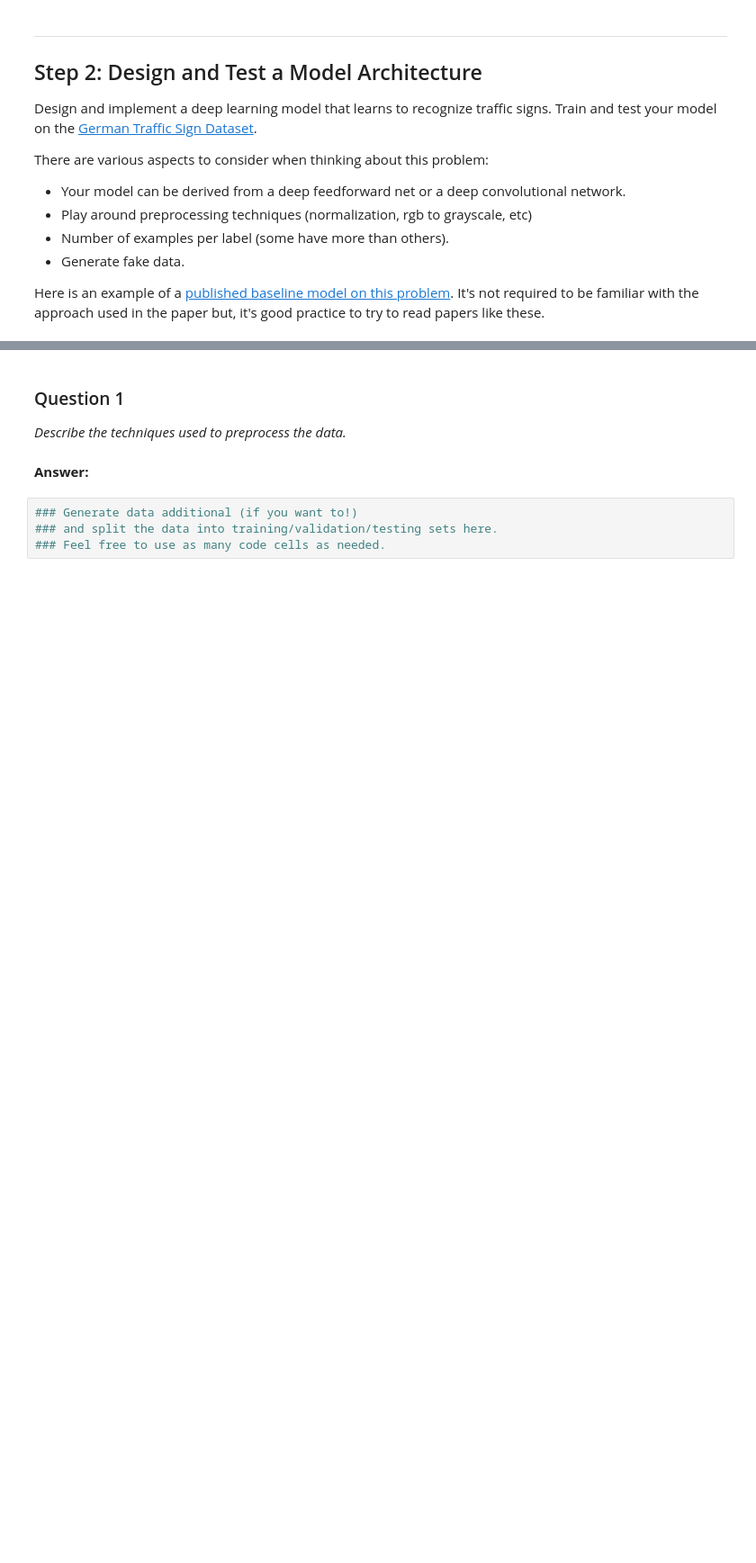
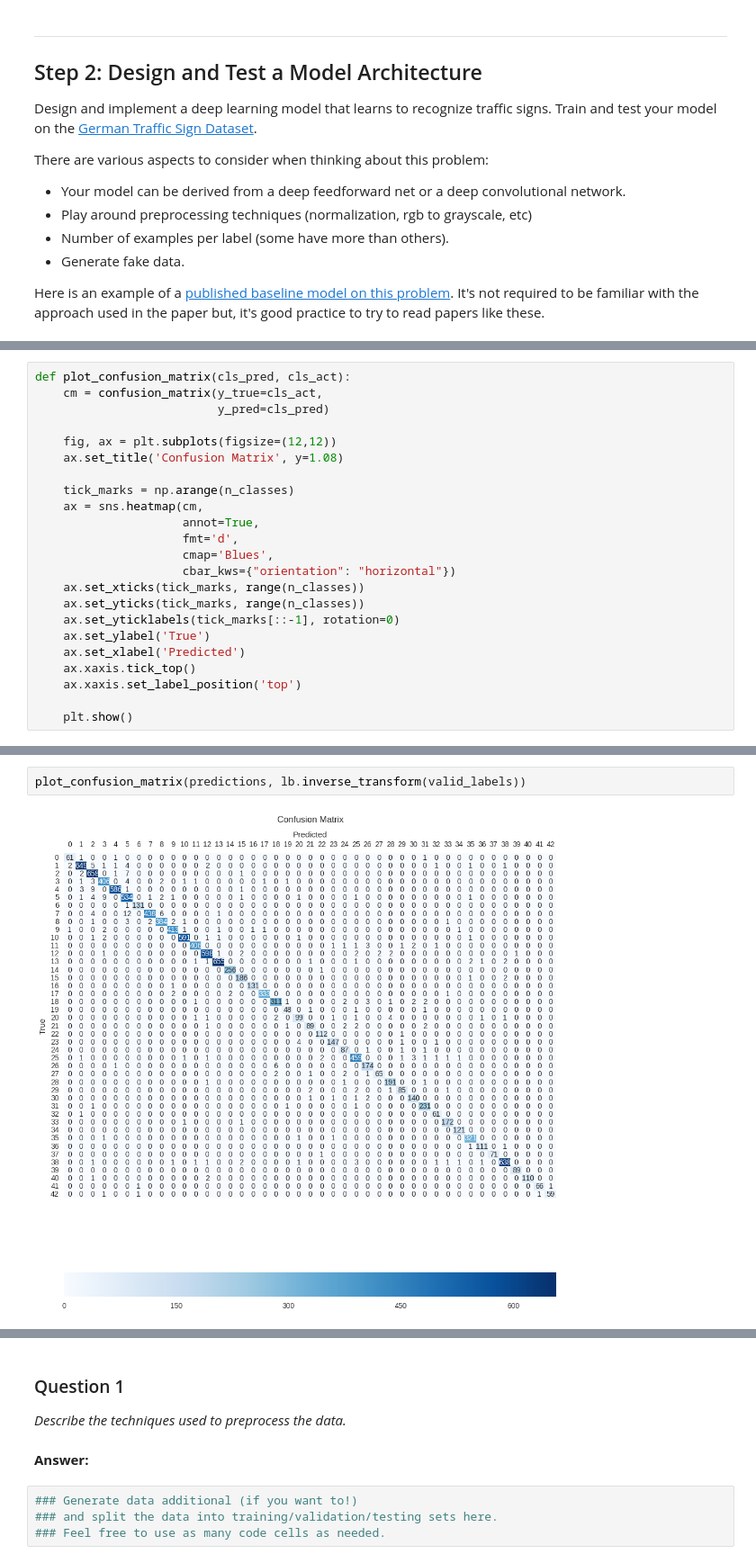
Before and after one commit to pkern90/traffic-signs, a Jupyter notebook: Traffic_Signs_Recognition.ipynb, the cells around one changed output, grey strips where cells are left out. Shown at 90% size. Drawn from its saved outputs; the diff is of its cells as text; blank space fills up the shorter version.

```diff
--- a/Traffic_Signs_Recognition.ipynb
+++ b/Traffic_Signs_Recognition.ipynb
@@ -125,0 +227,23 @@ Use the code cell (or multiple code cells, if necessary) to implement the first
+# %%
+def plot_confusion_matrix(cls_pred, cls_act):
+    cm = confusion_matrix(y_true=cls_act,
+                          y_pred=cls_pred)
+
+    fig, ax = plt.subplots(figsize=(12,12))
+    ax.set_title('Confusion Matrix', y=1.08)
+
+    tick_marks = np.arange(n_classes)
+    ax = sns.heatmap(cm,
+                     annot=True,
+                     fmt='d',
+                     cmap='Blues',
+                     cbar_kws={"orientation": "horizontal"})
+    ax.set_xticks(tick_marks, range(n_classes))
+    ax.set_yticks(tick_marks, range(n_classes))
+    ax.set_yticklabels(tick_marks[::-1], rotation=0)
+    ax.set_ylabel('True')
+    ax.set_xlabel('Predicted')
+    ax.xaxis.tick_top()
+    ax.xaxis.set_label_position('top')
+
+    plt.show()
@@ -125,0 +475,4 @@ Use the code cell (or multiple code cells, if necessary) to implement the first
+# %%
+plot_confusion_matrix(predictions, lb.inverse_transform(valid_labels))
+# %% [output]
+[figure, added]
```
Also changed, not shown: parts of 34 cells of this notebook.
